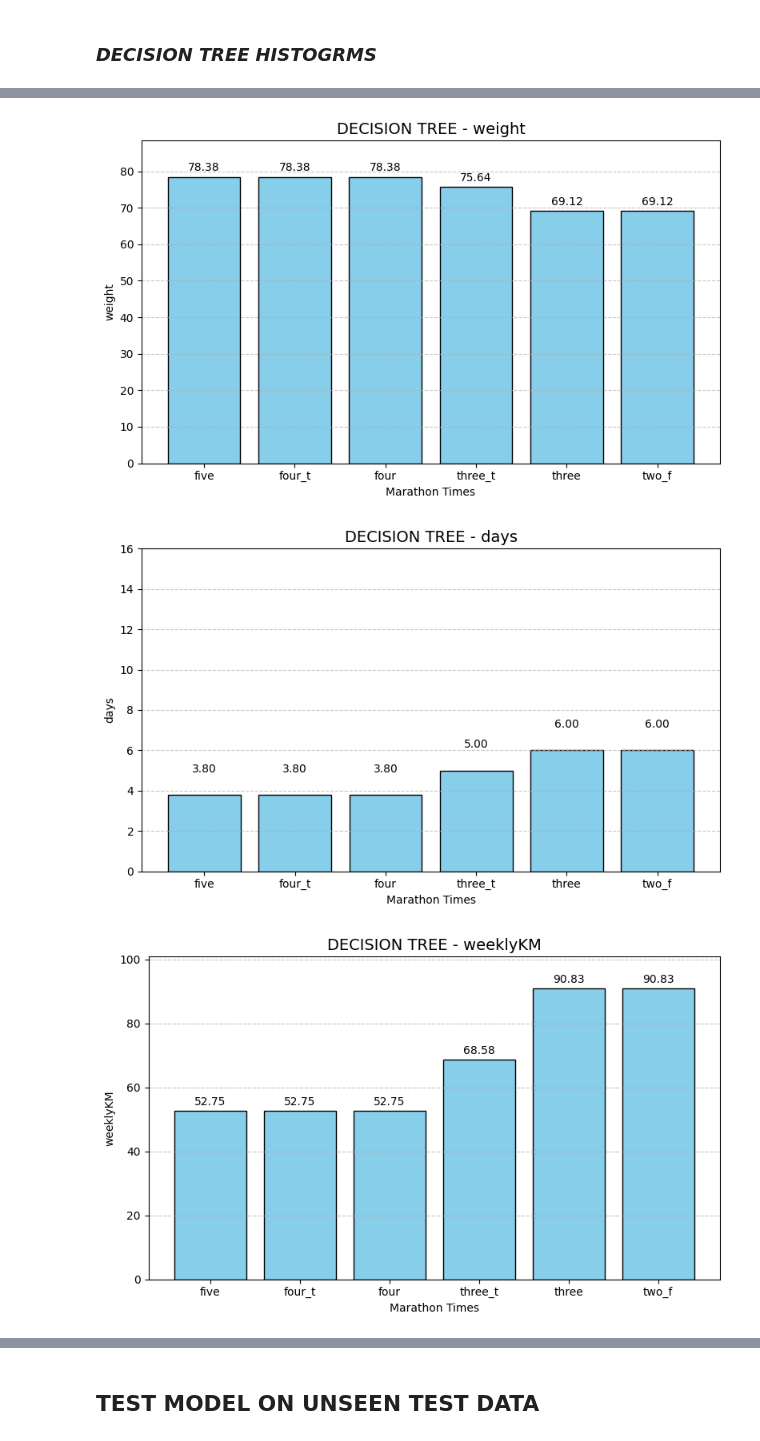
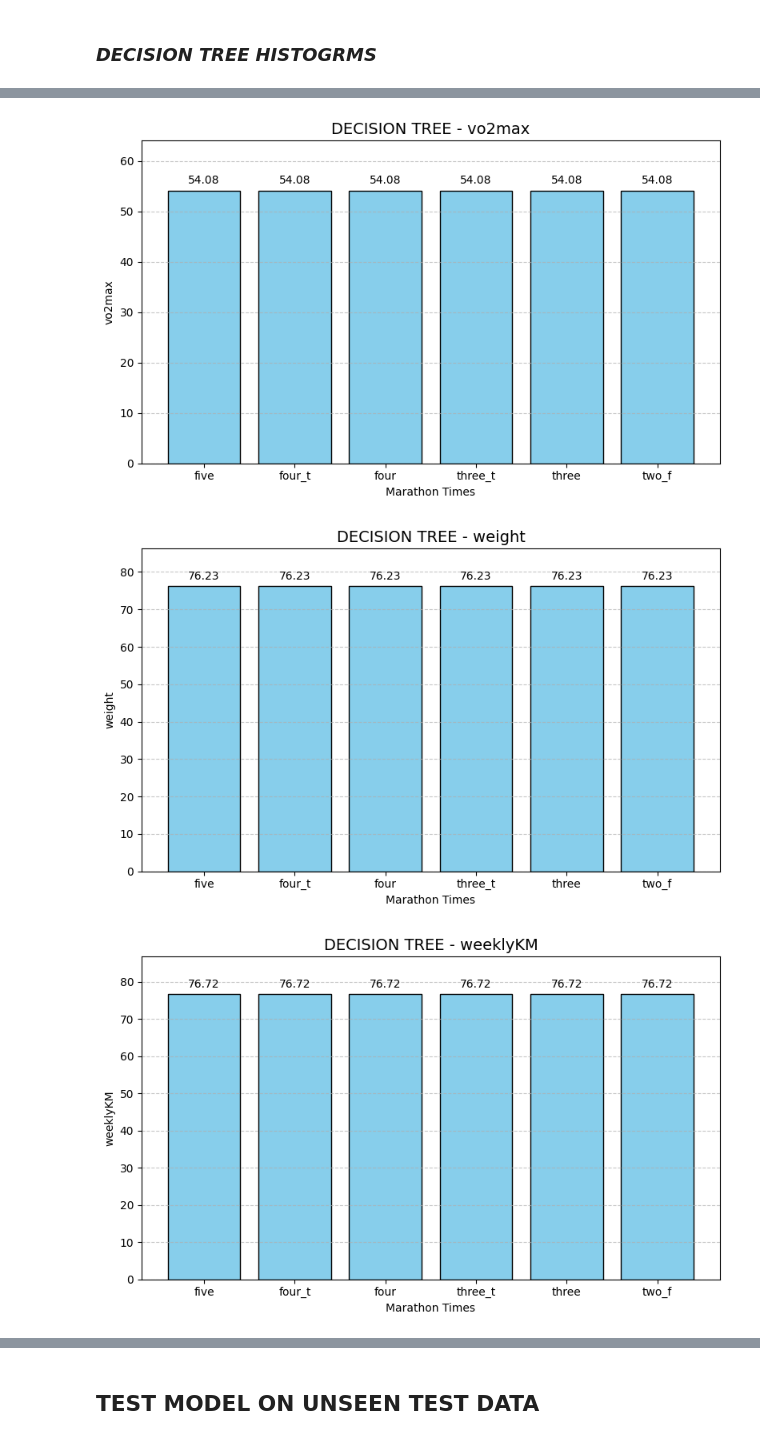
Before and after one commit to lambione/ML-running-thesis, a Jupyter notebook: multiOutputTrees.ipynb, the cells around one changed output, grey strips where cells are left out. Drawn from its saved outputs; the diff is of its cells as text; code cells hidden in the pictures.

```diff
--- a/multiOutputTrees.ipynb
+++ b/multiOutputTrees.ipynb
@@ -48,7 +48,7 @@ The rest of the columns that remain in __cleaned_dataset.csv__
 # %%
 data = pd.read_csv('cleaned_data.csv')
 data = data.dropna(subset=['marathon_time_in_minutes'])
-X_marathon = data[['marathon_time_in_minutes','height','age','HRmax', 'yearsTrained','numHalfMarathon','numMarathons']]
+X_marathon = data[['marathon_time_in_minutes','height','age','HRmax','yearsTrained','Halfmarathon_min','FFM', 'bmi']]
 y_marathon = data.drop(columns=[
     'marathon_time_in_minutes',
     'id',
@@ -1137,14 +1540,19 @@ def make_trials(regressor,times, unchanged):
 ### __*EXTRA TREE HISTOGRAM*__
 # %%
 # NOTE!! this are unchanged because we need to test results for different times but same metrics to see if actually methods performs
+# NOTE: Partecipant ID - 138
 unchanged = {
-    'height' : 174,
-    'age' : 36,
-    'yearsTrained' : 24,
+    'height' : 175,
+    'age' : 31,
+    'HRmax' : 196,
+    'days' : 4,
+    'Halfmarathon_min' : 93,
+    'FFM' : 62.96
 }
-prediction_arr = list(construct_single_feature_user(make_trials(extra5,[300,270,240,210,180,160],unchanged)))
+
+prediction_arr = list(construct_single_feature_user(make_trials(extra15,[300,270,240,210,180,160],unchanged)))
 
 for i,pred_elem in enumerate(prediction_arr):
-    title = ['weight', 'days', 'weeklyKM', 'vo2Max']
+    title = ['vo2max', 'weight', 'weeklyKM']
     plot_histogram_single_features(pred_elem, f'EXTRA TREE - {title[i]}', title[i],'Marathon Times')
 # %% [output]
@@ -1156,14 +1569,18 @@ for i,pred_elem in enumerate(prediction_arr):
 ### __*RANDOM FOREST HISTOGRAMS*__
 # %%
 # NOTE!! this are unchanged because we need to test results for different times but same metrics to see if actually methods performs
+# NOTE: Partecipant ID - 138
 unchanged = {
-    'height' : 174,
-    'age' : 36,
-    'yearsTrained' : 24,
+    'height' : 175,
+    'age' : 31,
+    'HRmax' : 196,
+    'days' : 4,
+    'Halfmarathon_min' : 93,
+    'FFM' : 62.96
 }
-prediction_arr = list(construct_single_feature_user(make_trials(rf5,[300,270,240,210,180,160],unchanged)))
+prediction_arr = list(construct_single_feature_user(make_trials(rf15,[300,270,240,210,180,160],unchanged)))
 
 for i,pred_elem in enumerate(prediction_arr):
-    title = ['weight', 'days', 'weeklyKM', 'vo2Max']
+    title = ['vo2max', 'weight', 'weeklyKM']
     plot_histogram_single_features(pred_elem, f'RANDOM FOREST - {title[i]}', title[i], 'Marathon Times')
 # %% [output]
@@ -1175,14 +1597,18 @@ for i,pred_elem in enumerate(prediction_arr):
 ### __*DECISION TREE HISTOGRMS*__
 # %%
 # NOTE!! this are unchanged because we need to test results for different times but same metrics to see if actually methods performs
+# NOTE: Partecipant ID - 138
 unchanged = {
-    'height' : 174,
-    'age' : 36,
-    'yearsTrained' : 24,
+    'height' : 175,
+    'age' : 31,
+    'HRmax' : 196,
+    'days' : 4,
+    'Halfmarathon_min' : 93,
+    'FFM' : 62.96
 }
-prediction_arr = list(construct_single_feature_user(make_trials(tree5,[300,270,240,210,180,160],unchanged)))
+prediction_arr = list(construct_single_feature_user(make_trials(tree15,[300,270,240,210,180,160],unchanged)))
 
 for i,pred_elem in enumerate(prediction_arr):
-    title = ['weight', 'days', 'weeklyKM', 'vo2Max']
+    title = ['vo2max', 'weight', 'weeklyKM']
     plot_histogram_single_features(pred_elem, f'DECISION TREE - {title[i]}', title[i], 'Marathon Times')
 # %% [output]
@@ -1189,3 +1621,3 @@ for i,pred_elem in enumerate(prediction_arr):
-[figure, old version]
+[figure, new version]
-[figure, old version]
+[figure, new version]
-[figure, old version]
+[figure, new version]
```
Also changed, not shown: parts of 61 cells of this notebook, 1 other file.
